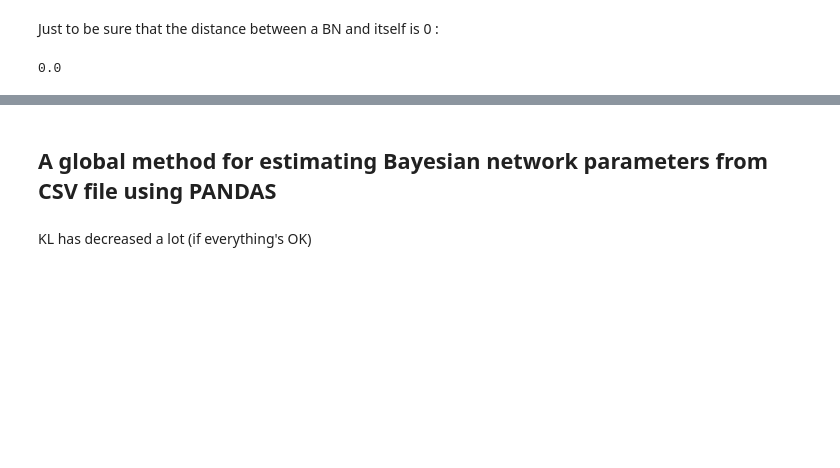
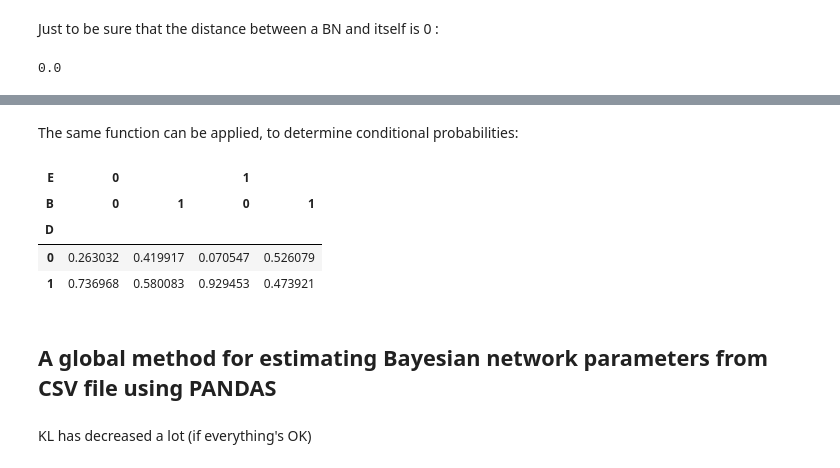
Before and after one commit to hannibunny/probability, a Jupyter notebook: prob/_build/html/_sources/BayesNetLearningWithPandas.ipynb, the cells around one changed output, grey strips where cells are left out. Saved outputs shown, nothing was run; the diff lists cells and outputs as text; code cells hidden in the pictures; blank space fills up the shorter version.

```diff
--- a/prob/_build/html/_sources/BayesNetLearningWithPandas.ipynb
+++ b/prob/_build/html/_sources/BayesNetLearningWithPandas.ipynb
@@ -127,3 +163,14 @@ gnb.sideBySide('<pre>'+str(np.array((c/c.sum().apply(np.float32)).transpose()).r
+# %% [markdown]
+The same function can be applied, to determine conditional probabilities:
+# %%
+d_condprob=pandas.crosstab(df['D'],[df['E'],df['B']],normalize="columns")
+d_condprob
+# %% [output]
+| E | 0 |  | 1 |  |
+| B | 0 | 1 | 0 | 1 |
+| D |  |  |  |  |
+| 0 | 0.263032 | 0.419917 | 0.070547 | 0.526079 |
+| 1 | 0.736968 | 0.580083 | 0.929453 | 0.473921 |
 # %% [markdown]
 ## A global method for estimating Bayesian network parameters from CSV file using PANDAS
 # %%
```
Also changed, not shown: parts of 44 cells of this notebook, 42 other files.
